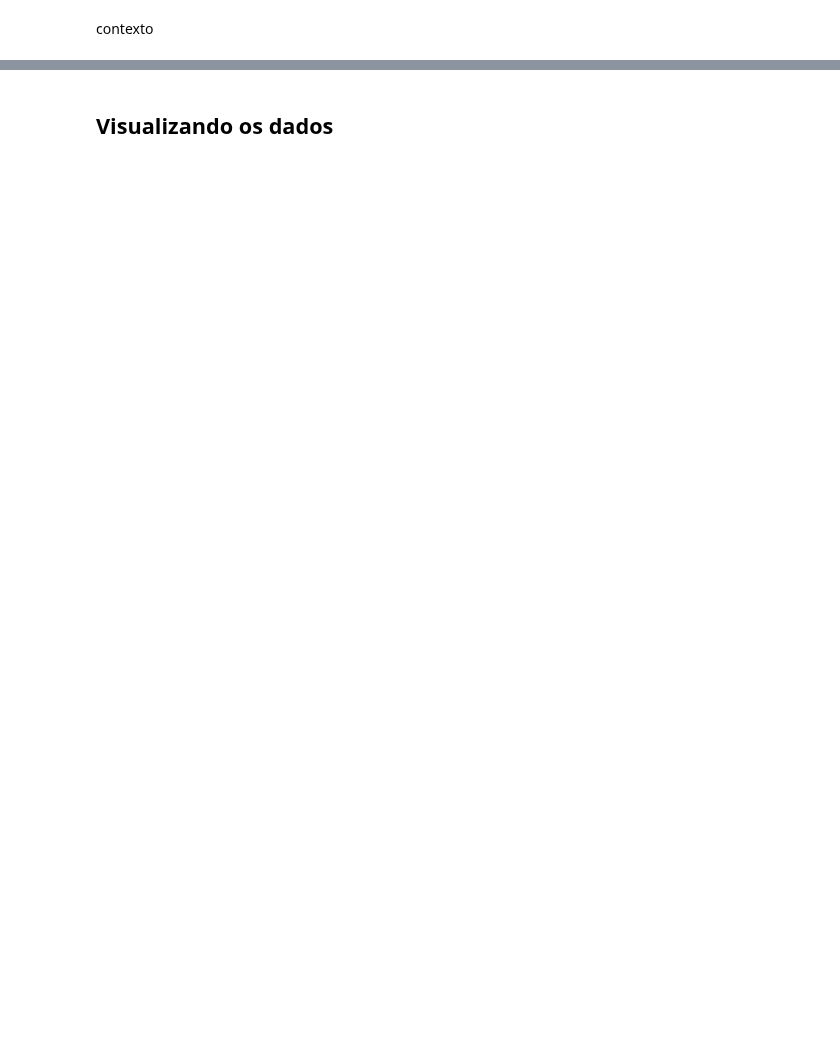
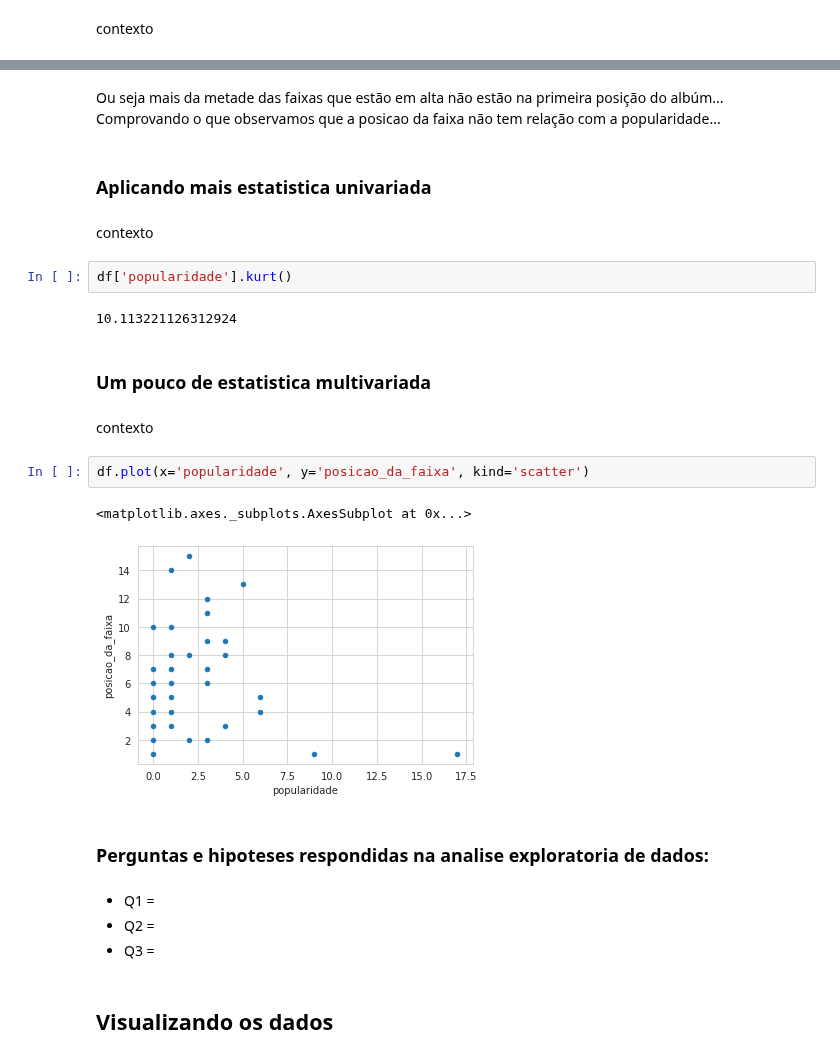
Before and after one commit to luislauriano/Data_Science, a Jupyter notebook: Projeto_construcao.ipynb, the cells around one changed output, grey strips where cells are left out. Cells and saved outputs as stored; diff of their text form; blank space fills up the shorter version.

```diff
--- a/Projeto_construcao.ipynb
+++ b/Projeto_construcao.ipynb
@@ -735,2 +773,27 @@ contexto
+# %% [markdown]
+Ou seja mais da metade das faixas que estão em alta não estão na primeira posição do albúm... Comprovando o que observamos que a posicao da faixa não tem relação com a popularidade...
+# %% [markdown]
+### **Aplicando mais estatistica univariada**
+# %% [markdown]
+contexto
+# %%
+df['popularidade'].kurt()
+# %% [output]
+10.113221126312924
+# %% [markdown]
+### **Um pouco de estatistica multivariada**
+# %% [markdown]
+contexto
+# %%
+df.plot(x='popularidade', y='posicao_da_faixa', kind='scatter')
+# %% [output]
+<matplotlib.axes._subplots.AxesSubplot at 0x...>
+[figure, added]
+# %% [markdown]
+### **Perguntas e hipoteses respondidas na analise exploratoria de dados:**
+# %% [markdown]
+* Q1 =
+* Q2 =
+* Q3 =
 # %% [markdown]
 ## **Visualizando os dados**
```
Also changed, not shown: parts of 32 cells of this notebook.
